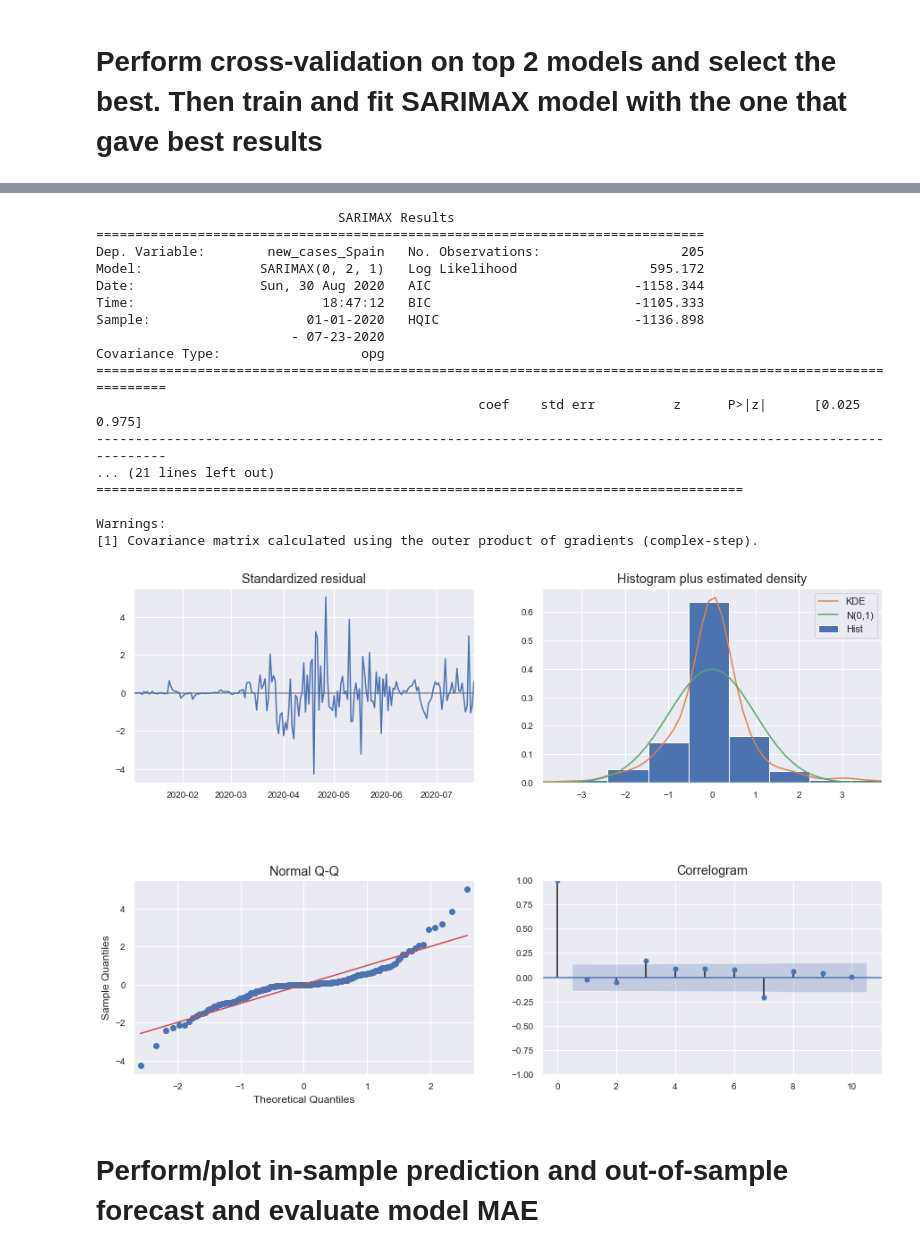
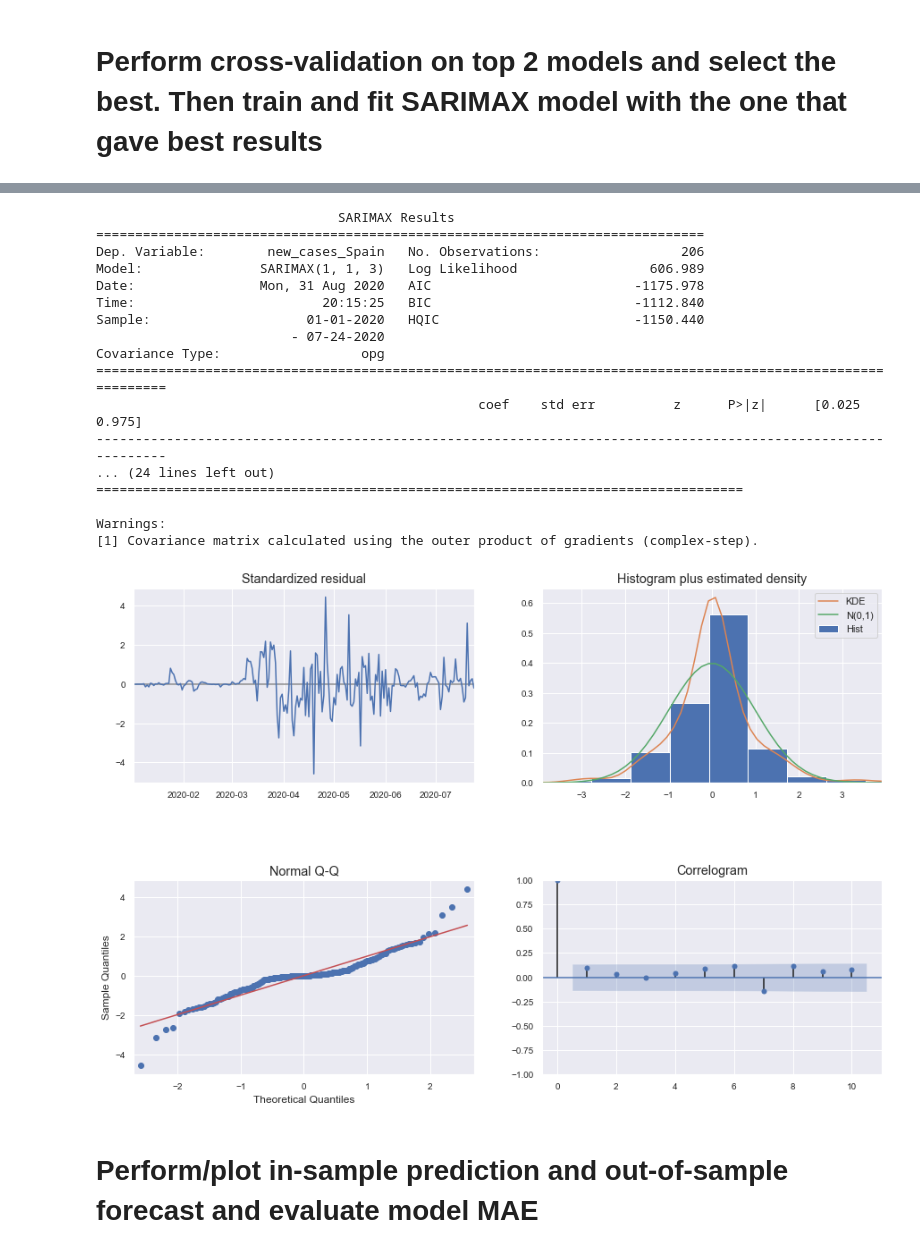
Before and after one commit to martaarozarena/KSchool-Master-Final-Project, a Jupyter notebook: Spain_model_pipeline.ipynb, the cells around one changed output, grey strips where cells are left out. Drawn from its saved outputs; the diff is of its cells as text; code cells hidden in the pictures.

Commit message:
created more models and adapted streamlit code to new endog/exog

```diff
--- a/Spain_model_pipeline.ipynb
+++ b/Spain_model_pipeline.ipynb
@@ -162,28 +162,28 @@ Lowest average MAE: 0.14402197624718646 (model2)
 Best model order: (1, 1, 3)
 # %%
-best_model = sm.tsa.statespace.SARIMAX(y_train, order=(0,2,1), exog=X_train)
+best_model = sm.tsa.statespace.SARIMAX(y_train, order=best_order, exog=X_train)
 results = best_model.fit()
 print(results.summary())
 results.plot_diagnostics(figsize=(15,10));
 # %% [output]
                                SARIMAX Results
 ==============================================================================
-Dep. Variable:        new_cases_Spain   No. Observations:                  205
-Model:               SARIMAX(0, 2, 1)   Log Likelihood                 595.172
-Date:                Sun, 30 Aug 2020   AIC                          -1158.344
-Time:                        18:47:12   BIC                          -1105.333
-Sample:                    01-01-2020   HQIC                         -1136.898
-                         - 07-23-2020
+Dep. Variable:        new_cases_Spain   No. Observations:                  206
+Model:               SARIMAX(1, 1, 3)   Log Likelihood                 606.989
+Date:                Mon, 31 Aug 2020   AIC                          -1175.978
+Time:                        20:15:25   BIC                          -1112.840
+Sample:                    01-01-2020   HQIC                         -1150.440
+                         - 07-24-2020
 Covariance Type:                  opg
 ==============================================================================================================
                                                  coef    std err          z      P>|z|      [0.025      0.975]
 --------------------------------------------------------------------------------------------------------------
-... (21 lines left out)
+... (24 lines left out)
 ===================================================================================
 
 Warnings:
 [1] Covariance matrix calculated using the outer product of gradients (complex-step).
-[figure, old version]
+[figure, new version]
 # %% [markdown]
 # Perform/plot in-sample prediction and out-of-sample forecast and evaluate model MAE
 # %%
```
Also changed, not shown: parts of 19 cells of this notebook, 13 other files.
